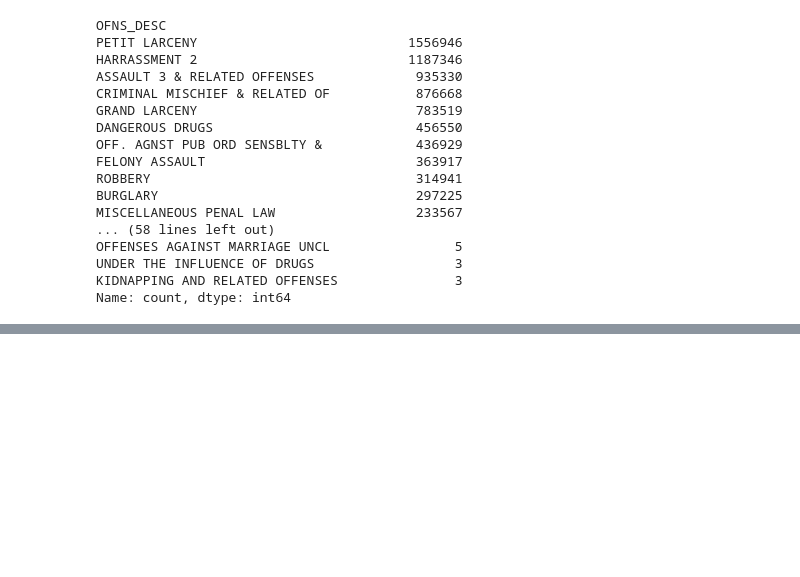
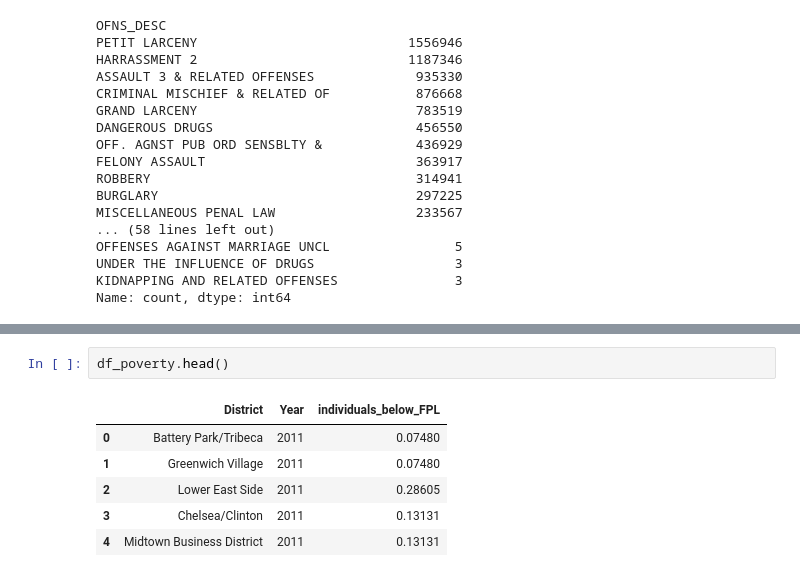
Before and after one commit to com-480-data-visualization/BluePink, a Jupyter notebook: data_exploration.ipynb, the cells around one changed output, grey strips where cells are left out. Saved outputs shown, nothing was run; the diff lists cells and outputs as text; blank space fills up the shorter version.

```diff
--- a/data_exploration.ipynb
+++ b/data_exploration.ipynb
@@ -522,0 +571,9 @@ Name: count, dtype: int64
+# %%
+df_poverty.head()
+# %% [output]
+|  | District | Year | individuals_below_FPL |
+| 0 | Battery Park/Tribeca | 2011 | 0.07480 |
+| 1 | Greenwich Village | 2011 | 0.07480 |
+| 2 | Lower East Side | 2011 | 0.28605 |
+| 3 | Chelsea/Clinton | 2011 | 0.13131 |
+| 4 | Midtown Business District | 2011 | 0.13131 |
```
Also changed, not shown: parts of 26 cells of this notebook, 1 other file.
